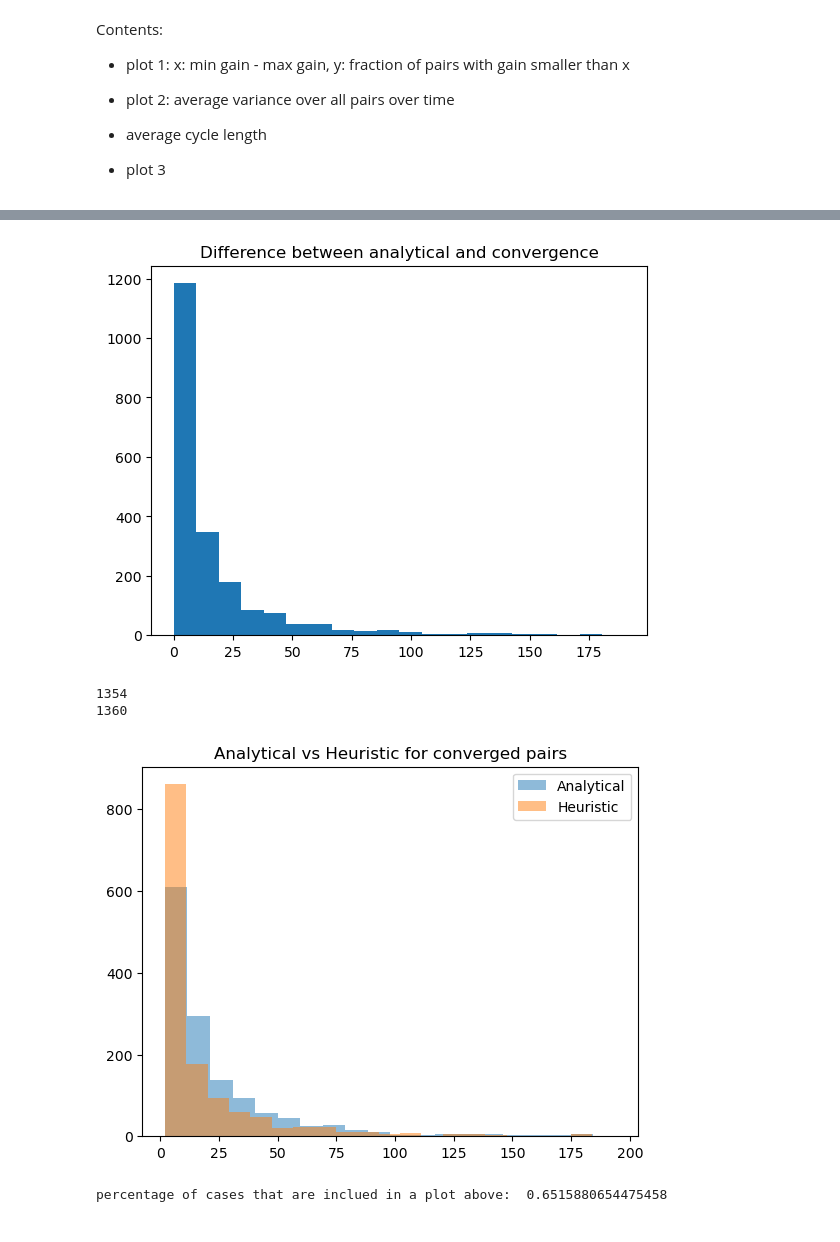
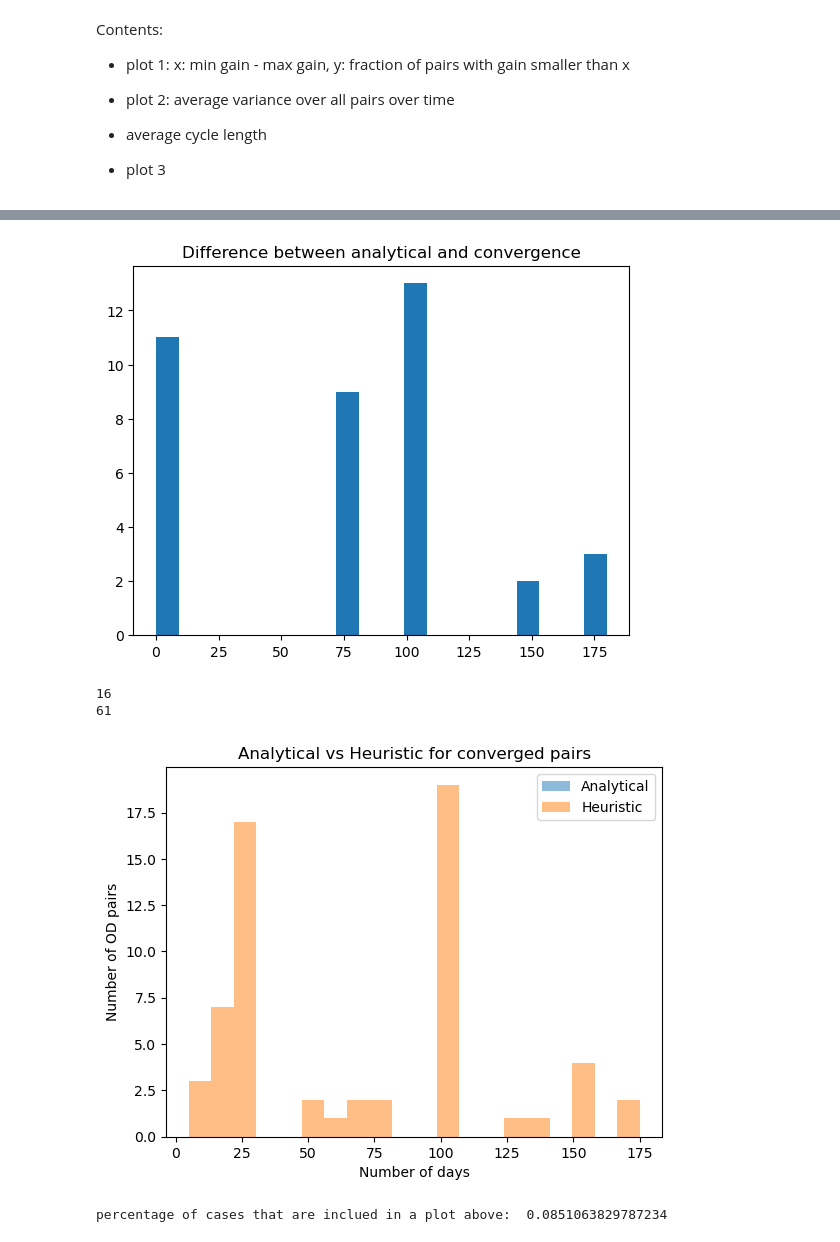
Before and after one commit to COeXISTENCE-PROJECT/Wardropian_cycles, a Jupyter notebook: Greedy_algorithm/plots_numerical_results.ipynb, the cells around one changed output, grey strips where cells are left out. Drawn from its saved outputs; the diff is of its cells as text; code cells hidden in the pictures.

```diff
--- a/Greedy_algorithm/plots_numerical_results.ipynb
+++ b/Greedy_algorithm/plots_numerical_results.ipynb
@@ -19,8 +19,8 @@ import numpy as np
 import pandas as pd
 import re
 # %%
-sym_file = "algorithm_results/BarcelonaFair2.out"
-analytical_file = "algorithm_results/BarcelonaAnalytical.out"
+sym_file = "so_sioux.out"
+analytical_file = "xD.out"
 with open(sym_file) as f:
     global data
 
@@ -242,26 +260,29 @@ plt.hist(conv_diff, bins=20)
 plt.title("Difference between analytical and convergence")
 plt.show()
 # %% [output]
-[figure, old version]
+[figure, new version]
 # %%
 # heuristic vs analytical approach
 # histogram
 dftmp = df[df["convergence"] != -1]
 print(dftmp["analytical"][dftmp["analytical"] < 200].size)
 print(dftmp["convergence"][dftmp["convergence"] < 200].size)
 plt.figure()
 plt.hist(dftmp["analytical"][dftmp["analytical"] < 200], bins=20, alpha=0.5, label="Analytical")
 plt.hist(dftmp["convergence"][dftmp["convergence"] < 200], bins=20, alpha=0.5, label="Heuristic")
 plt.legend(loc="upper right")
 plt.title("Analytical vs Heuristic for converged pairs")
+plt.xlabel("Number of days")
+plt.ylabel("Number of OD pairs")
 plt.show()
 
+
 print("percentage of cases that are inclued in a plot above: ", dftmp["analytical"][dftmp["analytical"] < 200].size / df["analytical"].size)
 # %% [output]
-1354
-1360
+16
+61
-[figure, old version]
+[figure, new version]
-percentage of cases that are inclued in a plot above:  0.6515880654475458
+percentage of cases that are inclued in a plot above:  0.0851063829787234
 # %%
 # create plots
 
```
Also changed, not shown: parts of 16 cells of this notebook, 1 other file.
